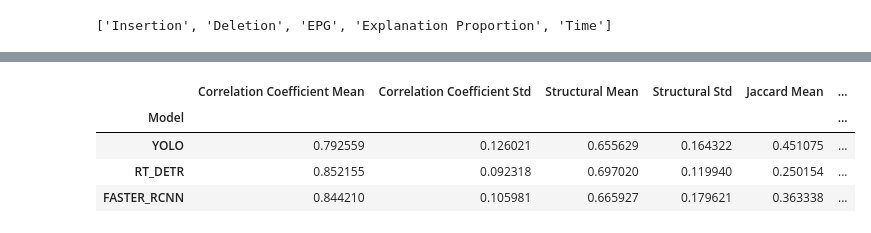
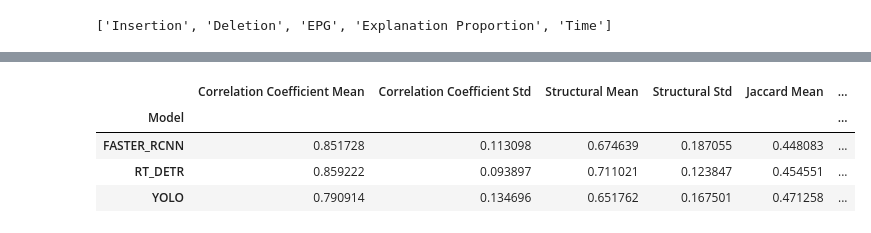
Before and after one commit to santiago-calderon-pena/IncX, a Jupyter notebook: experiment-results.ipynb, the cells around one changed output, grey strips where cells are left out. Cells and saved outputs as stored; diff of their text form; code cells hidden in the pictures.

```diff
--- a/experiment-results.ipynb
+++ b/experiment-results.ipynb
@@ -1,11 +1,12 @@
 # %%
 import joblib
 
-metrics_results = joblib.load('data/metrics_results.pkl')
+metrics_results = joblib.load('data/test.pkl')
+
 incrx_results = metrics_results['Incx']
 d_rise_results = metrics_results['D-RISE']
 # %%
-metrics = list(metrics_results['Incx']['YOLO'].keys())
+metrics = list(metrics_results['Incx']['RT_DETR'].keys())
 metrics
 # %% [output]
 ['Insertion', 'Deletion', 'EPG', 'Explanation Proportion', 'Time']
@@ -99,30 +85,0 @@ Pivot Table of Standard deviations:
-# %%
-import pandas as pd
-import numpy as np
-from scipy import stats
-from incx.models.model_enum import ModelEnum
-
-def filter_array(array):
-    return array[(array != 0) & ~np.isnan(array)]
-
-results = []
-
-for model in ModelEnum:
-    for metric in metrics:
-
-        values_incrx = filter_array(np.array(incrx_results[model.name][metric]).flatten())
-
-        values_d_rise = filter_array(np.array(d_rise_results[model.name][metric]).flatten())
-
-        _, p_value = stats.ttest_ind(values_incrx, values_d_rise)
-
-        results.append({
-            'Model': model.name,
-            'Metric': metric,
-            'P-value': p_value
-        })
-
-df_t_test = pd.DataFrame(results)
-
-print()
-df_t_test.pivot_table(index='Model', columns=['Metric'], values='P-value')[["Insertion", "Deletion", "EPG", "Explanation Proportion", "Time"]]
@@ -253,7 +190,7 @@ import numpy as np
 import pandas as pd
 
 # Load the comparison results from a pickle file
-with open('data/comparison_results.pkl', 'rb') as f:
+with open('data/test_2.pkl', 'rb') as f:
     comparison_results = joblib.load(f)
 
 def filter_zeroes(array):
@@ -269,33 +206,34 @@ for model in ModelEnum:
 
     pearson_mean = np.mean(pearson_filtered)
     structural_mean = np.mean(structural_filtered)
     dice_mean = np.mean(dice_filtered)
     jaccard_mean = np.mean(jaccard_filtered)
 
     pearson_std = np.std(pearson_filtered)
     structural_std = np.std(structural_filtered)
     dice_std = np.std(dice_filtered)
     jaccard_std = np.std(jaccard_filtered)
 
     data.append({
         'Model': model.name,
         'Correlation Coefficient Mean': pearson_mean,
         'Correlation Coefficient Std': pearson_std,
         'Structural Mean': structural_mean,
         'Structural Std': structural_std,
         'Jaccard Mean': jaccard_mean,
         'Jaccard Std': jaccard_std,
         'Dice Mean': dice_mean,
         'Dice Std': dice_std
     })
 
 # Create a DataFrame with the results and set 'Model' as the index
 df = pd.DataFrame(data)
 df.set_index('Model', inplace=True)
+df.sort_index(inplace=True)
 df
 # %% [output]
 |  | Correlation Coefficient Mean | Correlation Coefficient Std | Structural Mean | Structural Std | Jaccard Mean | ... |
 | Model |  |  |  |  |  | ... |
-| YOLO | 0.792559 | 0.126021 | 0.655629 | 0.164322 | 0.451075 | ... |
-| RT_DETR | 0.852155 | 0.092318 | 0.697020 | 0.119940 | 0.250154 | ... |
-| FASTER_RCNN | 0.844210 | 0.105981 | 0.665927 | 0.179621 | 0.363338 | ... |
+| FASTER_RCNN | 0.851728 | 0.113098 | 0.674639 | 0.187055 | 0.448083 | ... |
+| RT_DETR | 0.859222 | 0.093897 | 0.711021 | 0.123847 | 0.454551 | ... |
+| YOLO | 0.790914 | 0.134696 | 0.651762 | 0.167501 | 0.471258 | ... |
```
Also changed, not shown: parts of 8 cells of this notebook.
